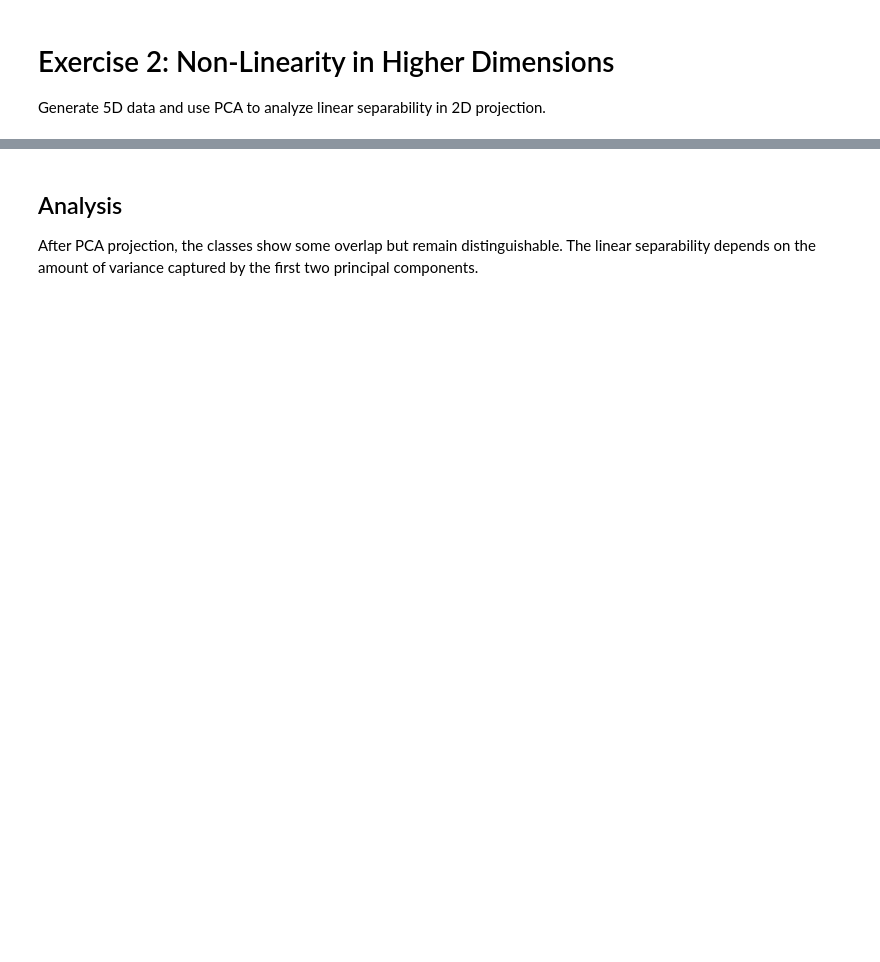
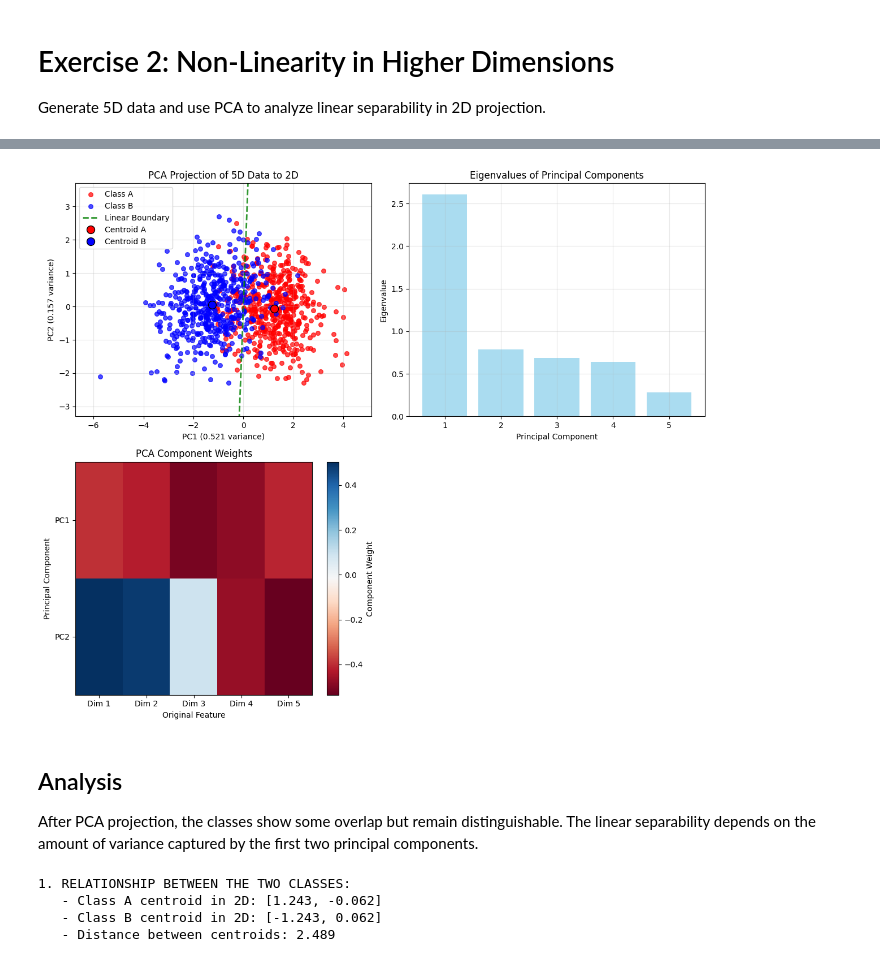
Before and after one commit to Joao-pedrosantos/neuralnetworks, a Jupyter notebook: exercises/exercise2/exercise2.ipynb, the cells around one changed output, grey strips where cells are left out. Drawn from its saved outputs; the diff is of its cells as text; code cells hidden in the pictures; blank space fills up the shorter version.

```diff
--- a/exercises/exercise2/exercise2.ipynb
+++ b/exercises/exercise2/exercise2.ipynb
@@ -107,4 +118,79 @@ plt.show()
+# %%
+plt.figure(figsize=(12, 10))
+
+# Main scatter plot
+plt.subplot(2, 2, 1)
+colors = ['red', 'blue']
+class_names = ['Class A', 'Class B']
+
+for i in range(2):
+    mask = y == i
+    plt.scatter(X_2d[mask, 0], X_2d[mask, 1], c=colors[i], label=class_names[i], alpha=0.7, s=30)
+
+plt.xlabel(f'PC1 ({explained_var_ratio[0]:.3f} variance)')
+plt.ylabel(f'PC2 ({explained_var_ratio[1]:.3f} variance)')
+plt.title('PCA Projection of 5D Data to 2D')
+plt.legend()
+plt.grid(True, alpha=0.3)
+
+# Add decision boundary visualization (simple linear separator)
+x_min, x_max = X_2d[:, 0].min() - 1, X_2d[:, 0].max() + 1
+y_min, y_max = X_2d[:, 1].min() - 1, X_2d[:, 1].max() + 1
+
+# Calculate centroids
+centroid_A = np.mean(X_2d[y == 0], axis=0)
+centroid_B = np.mean(X_2d[y == 1], axis=0)
+
+# Simple linear decision boundary (perpendicular bisector of centroids)
+mid_point = (centroid_A + centroid_B) / 2
+direction = centroid_B - centroid_A
+perpendicular = np.array([-direction[1], direction[0]])
+perpendicular = perpendicular / np.linalg.norm(perpendicular)
+
+# Plot decision boundary
+t = np.linspace(-10, 10, 100)
+boundary_points = mid_point[:, np.newaxis] + perpendicular[:, np.newaxis] * t
+plt.plot(boundary_points[0], boundary_points[1], 'g--', alpha=0.8, linewidth=2, label='Linear Boundary')
+plt.plot(centroid_A[0], centroid_A[1], 'ro', markersize=10, markeredgecolor='black', label='Centroid A')
+plt.plot(centroid_B[0], centroid_B[1], 'bo', markersize=10, markeredgecolor='black', label='Centroid B')
+plt.xlim(x_min, x_max)
+plt.ylim(y_min, y_max)
+plt.legend()
+
+# Eigenvalue plot
+plt.subplot(2, 2, 2)
+plt.bar(range(1, len(all_eigenvals) + 1), all_eigenvals, alpha=0.7, color='skyblue')
+plt.xlabel('Principal Component')
+plt.ylabel('Eigenvalue')
+plt.title('Eigenvalues of Principal Components')
+plt.grid(True, alpha=0.3)
+
+
+# Component weights heatmap
+plt.subplot(2, 2, 3)
+plt.imshow(components.T, cmap='RdBu', aspect='auto')
+plt.colorbar(label='Component Weight')
+plt.xlabel('Original Feature')
+plt.ylabel('Principal Component')
+plt.title('PCA Component Weights')
+plt.xticks(range(5), [f'Dim {i+1}' for i in range(5)])
+plt.yticks(range(2), ['PC1', 'PC2'])
+
+plt.tight_layout()
+plt.show()
+# %% [output]
+[figure, added]
 # %% [markdown]
 ## Analysis
 
 After PCA projection, the classes show some overlap but remain distinguishable. The linear separability depends on the amount of variance captured by the first two principal components.
+# %%
+print("\n1. RELATIONSHIP BETWEEN THE TWO CLASSES:")
+print(f"   - Class A centroid in 2D: [{centroid_A[0]:.3f}, {centroid_A[1]:.3f}]")
+print(f"   - Class B centroid in 2D: [{centroid_B[0]:.3f}, {centroid_B[1]:.3f}]")
+print(f"   - Distance between centroids: {np.linalg.norm(centroid_B - centroid_A):.3f}")
+# %% [output]
+1. RELATIONSHIP BETWEEN THE TWO CLASSES:
+   - Class A centroid in 2D: [1.243, -0.062]
+   - Class B centroid in 2D: [-1.243, 0.062]
+   - Distance between centroids: 2.489
```
Also changed, not shown: parts of 6 cells of this notebook.
